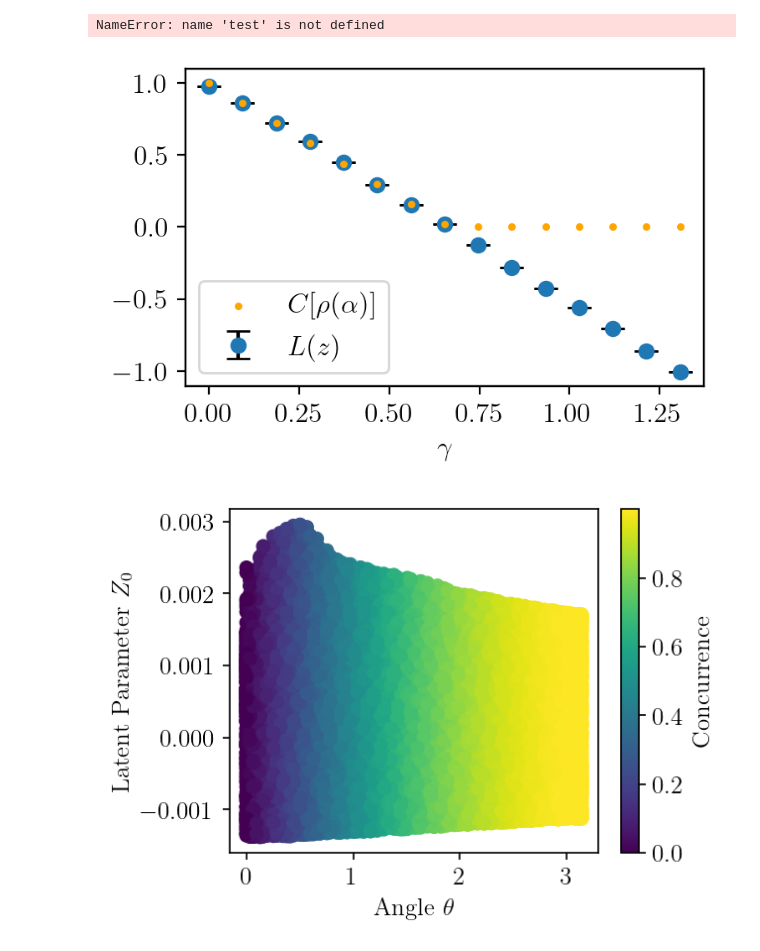
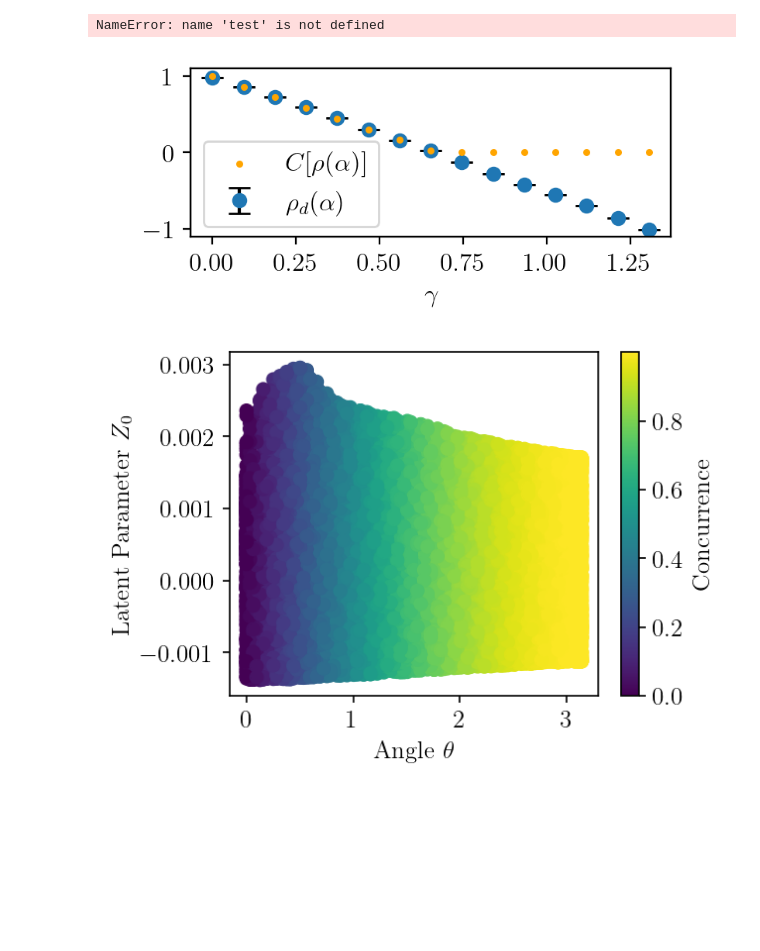
Before and after one commit to FelixFrohnertDB/Quantum-State-VAE, a Jupyter notebook: Analysis.ipynb, the cells around one changed output. Drawn from its saved outputs; the diff is of its cells as text; code cells hidden in the pictures; blank space fills up the shorter version.

```diff
--- a/Analysis.ipynb
+++ b/Analysis.ipynb
@@ -507,33 +699,39 @@ fit_obj
 # %% [output]
 NameError: name 'test' is not defined
 # %%
-fig, ax = plt.subplots(figsize = (fig_size_dim, fig_size_dim/(1*golden_ratio)))
+fig, ax = plt.subplots(figsize = (fig_size_dim, fig_size_dim/(1.75*golden_ratio)))
 
 
+# ax.errorbar(x_10[:,0][::7],np.mean(y_10,axis=1)[::7],np.std(y_10,axis=1)[::7],ls='',marker="o",capsize=5, capthick=1, ecolor='black',
+#               label="$L(z)$",zorder=-1)
 ax.errorbar(x_10[:,0][::7],np.mean(y_10,axis=1)[::7],np.std(y_10,axis=1)[::7],ls='',marker="o",capsize=5, capthick=1, ecolor='black',
-              label="$L(z)$",zorder=-1)
+              label="$\\rho_d(\\alpha)$",zorder=-1)
+
 ax.scatter(gamma[::7],ccc[::7],color="orange", label="$C[\\rho(\\alpha)]$",s = 5,zorder=1)
 ax12 = ax.twinx()
 
 # ax12.scatter(gamma[::7],ccc[::7],color="orange", label="$C[\\rho(\\alpha)]$",s = 5)
 
 ax12.set_ylim([-1,1])
 ax12.set_yticks([])
 
 # ax12.errorbar(selected_conc_generalized[:,0],np.mean(pred_conc_generalized,axis=1),np.std(pred_conc_generalized,axis=1),ls='',marker="o",ms=2.5,capsize=5, capthick=1, ecolor='black',color="red",
 #              )
 
 # ax.scatter(gamma[::5],test[::5], label="$L(z)$")
 
-
+ax.set_ylabel("1",c="white")
+ax12.set_ylabel("$L(z)$",c="white")
 
 ax.set_xlabel("$\\gamma$")
-ax.legend(bbox_to_anchor=(0.0, 0.375), loc=2)
+ax.legend(bbox_to_anchor=(0.0, 0.645), loc=2)
 
-plt.savefig("/home/felix/Downloads/fig8_deco.pdf")#,bbox_inches="tight",pad_inches=0.1)
+# ax.vlines(1-1/3,-1,1)
+
+# plt.savefig("/home/felix/Downloads/fig8_deco.pdf",bbox_inches="tight",pad_inches=0.1)
 plt.show()
 # %% [output]
-[figure, old version]
+[figure, new version]
 # %%
 # fig, ax = plt.subplots()
 
```
Also changed, not shown: parts of 57 cells of this notebook, 1 other file.
